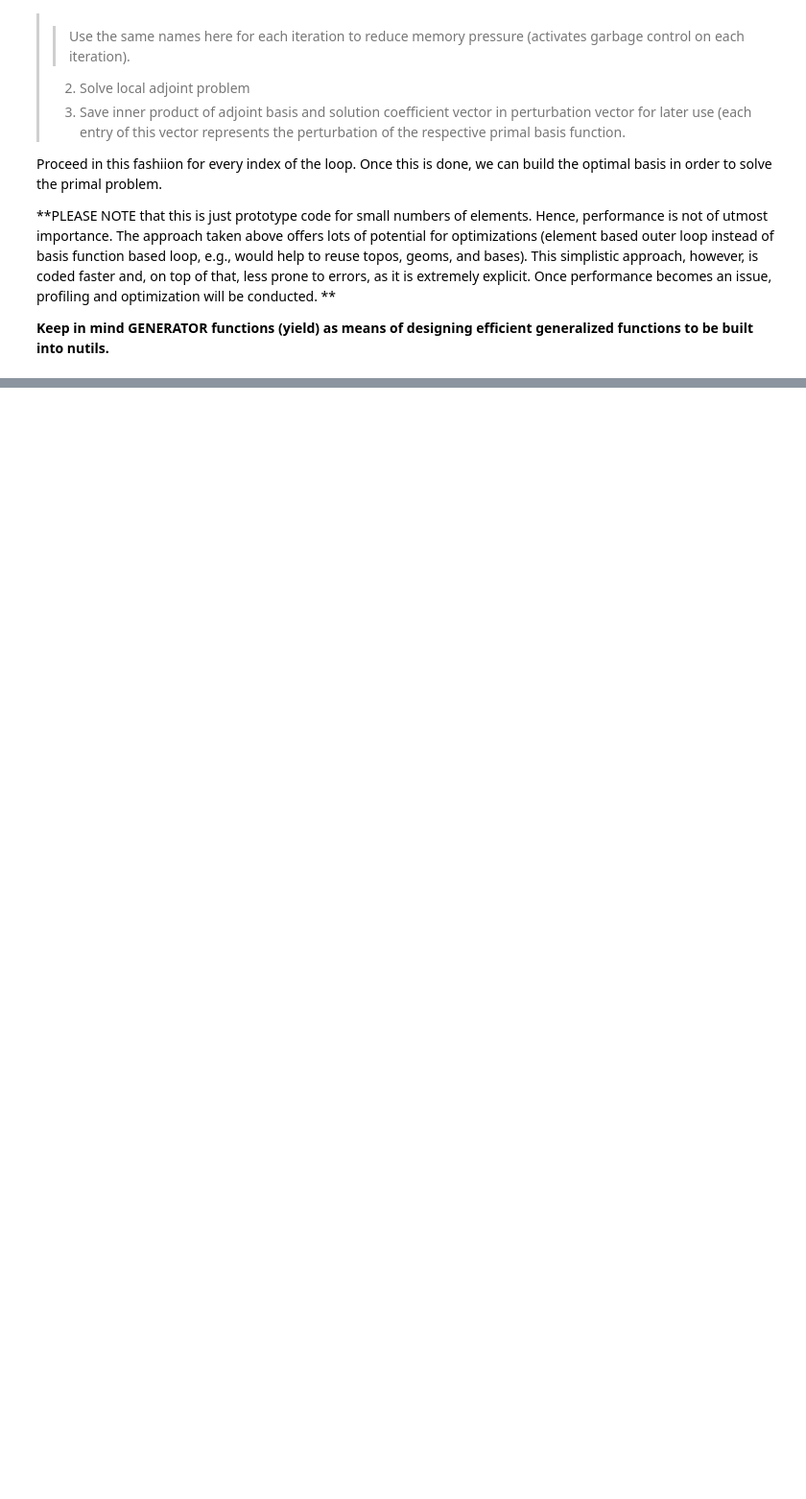
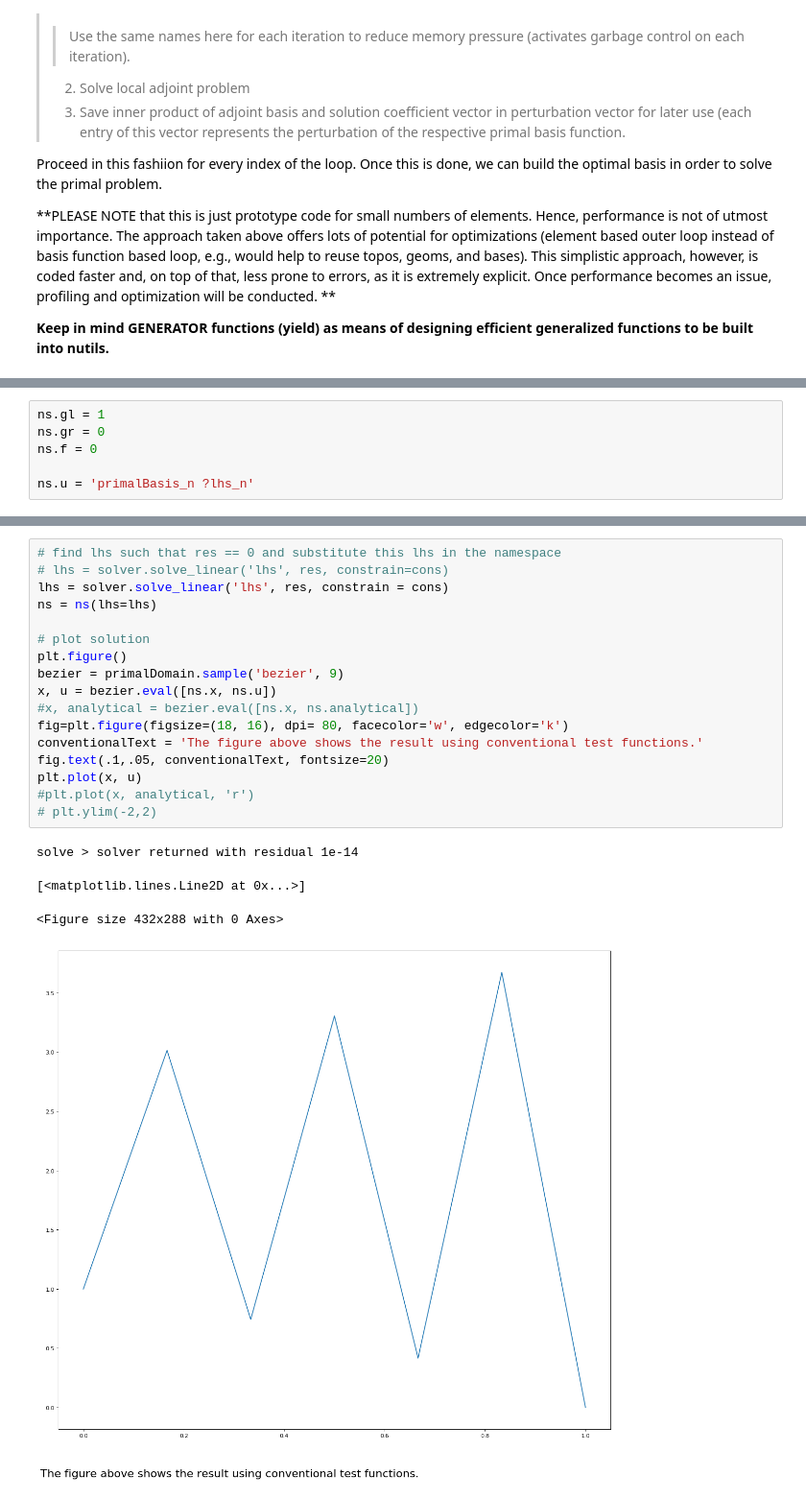
Before and after one commit to OVGULIU/Petrov-Galerkin, a Jupyter notebook: notebook_adv_diff_adjoint_1DArb.ipynb, the cells around one changed output, grey strips where cells are left out. Shown at 96% size. Saved outputs shown, nothing was run; the diff lists cells and outputs as text; blank space fills up the shorter version.

```diff
--- a/notebook_adv_diff_adjoint_1DArb.ipynb
+++ b/notebook_adv_diff_adjoint_1DArb.ipynb
@@ -468,0 +433,6 @@ FineBasis
+# %%
+ns.gl = 1
+ns.gr = 0
+ns.f = 0
+
+ns.u = 'primalBasis_n ?lhs_n'
@@ -468,0 +486,22 @@ FineBasis
+# %%
+# find lhs such that res == 0 and substitute this lhs in the namespace
+# lhs = solver.solve_linear('lhs', res, constrain=cons)
+lhs = solver.solve_linear('lhs', res, constrain = cons)
+ns = ns(lhs=lhs)
+
+# plot solution
+plt.figure()
+bezier = primalDomain.sample('bezier', 9)
+x, u = bezier.eval([ns.x, ns.u])
+#x, analytical = bezier.eval([ns.x, ns.analytical])
+fig=plt.figure(figsize=(18, 16), dpi= 80, facecolor='w', edgecolor='k')
+conventionalText = 'The figure above shows the result using conventional test functions.'
+fig.text(.1,.05, conventionalText, fontsize=20)
+plt.plot(x, u)
+#plt.plot(x, analytical, 'r')
+# plt.ylim(-2,2)
+# %% [output]
+solve > solver returned with residual 1e-14
+[<matplotlib.lines.Line2D at 0x...>]
+<Figure size 432x288 with 0 Axes>
+[figure, added]
```
Also changed, not shown: parts of 12 cells of this notebook, 1 other file.
